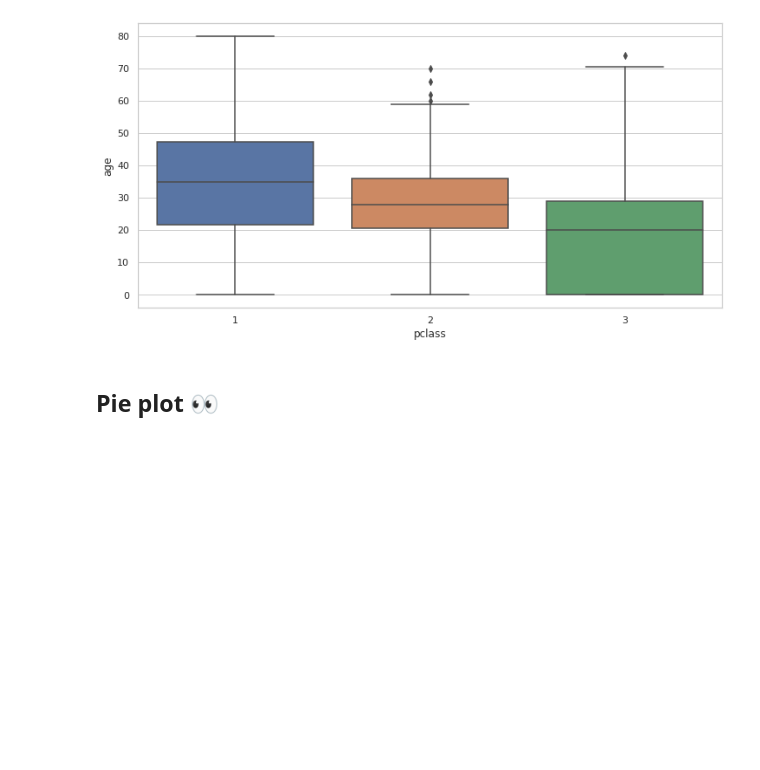
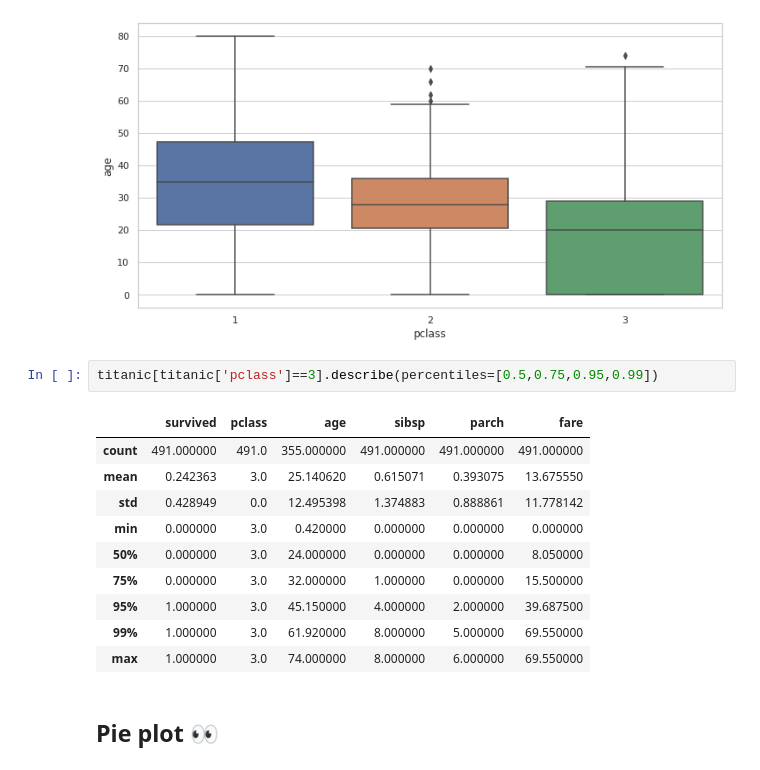
Before and after one commit to sofia-russmann/DS_Consorci_2025, a Jupyter notebook: 2.-Visualizacion/Visualización I_corta.ipynb, the cells around one changed output. Drawn from its saved outputs; the diff is of its cells as text; blank space fills up the shorter version.

```diff
--- a/2.-Visualizacion/Visualización I_corta.ipynb
+++ b/2.-Visualizacion/Visualización I_corta.ipynb
@@ -498,6 +498,19 @@ sns.boxplot(x="pclass", y="age", data=titanic)
 # %% [output]
 <matplotlib.axes._subplots.AxesSubplot at 0x...>
 [figure]
+# %%
+titanic[titanic['pclass']==3].describe(percentiles=[0.5,0.75,0.95,0.99])
+# %% [output]
+|  | survived | pclass | age | sibsp | parch | fare |
+| count | 491.000000 | 491.0 | 355.000000 | 491.000000 | 491.000000 | 491.000000 |
+| mean | 0.242363 | 3.0 | 25.140620 | 0.615071 | 0.393075 | 13.675550 |
+| std | 0.428949 | 0.0 | 12.495398 | 1.374883 | 0.888861 | 11.778142 |
+| min | 0.000000 | 3.0 | 0.420000 | 0.000000 | 0.000000 | 0.000000 |
+| 50% | 0.000000 | 3.0 | 24.000000 | 0.000000 | 0.000000 | 8.050000 |
+| 75% | 0.000000 | 3.0 | 32.000000 | 1.000000 | 0.000000 | 15.500000 |
+| 95% | 1.000000 | 3.0 | 45.150000 | 4.000000 | 2.000000 | 39.687500 |
+| 99% | 1.000000 | 3.0 | 61.920000 | 8.000000 | 5.000000 | 69.550000 |
+| max | 1.000000 | 3.0 | 74.000000 | 8.000000 | 6.000000 | 69.550000 |
 # %% [markdown]
 ## Pie plot 👀
 # %% [markdown]
```
Also changed, not shown: parts of 9 cells of this notebook, 10 other files.
